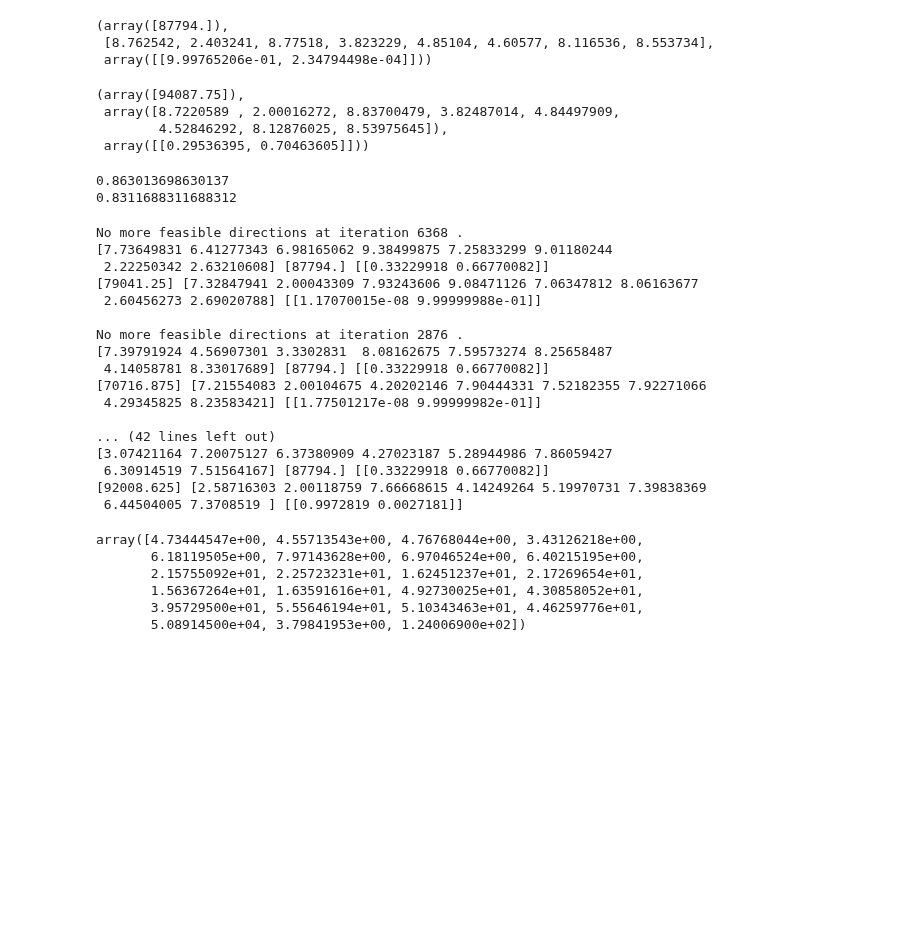
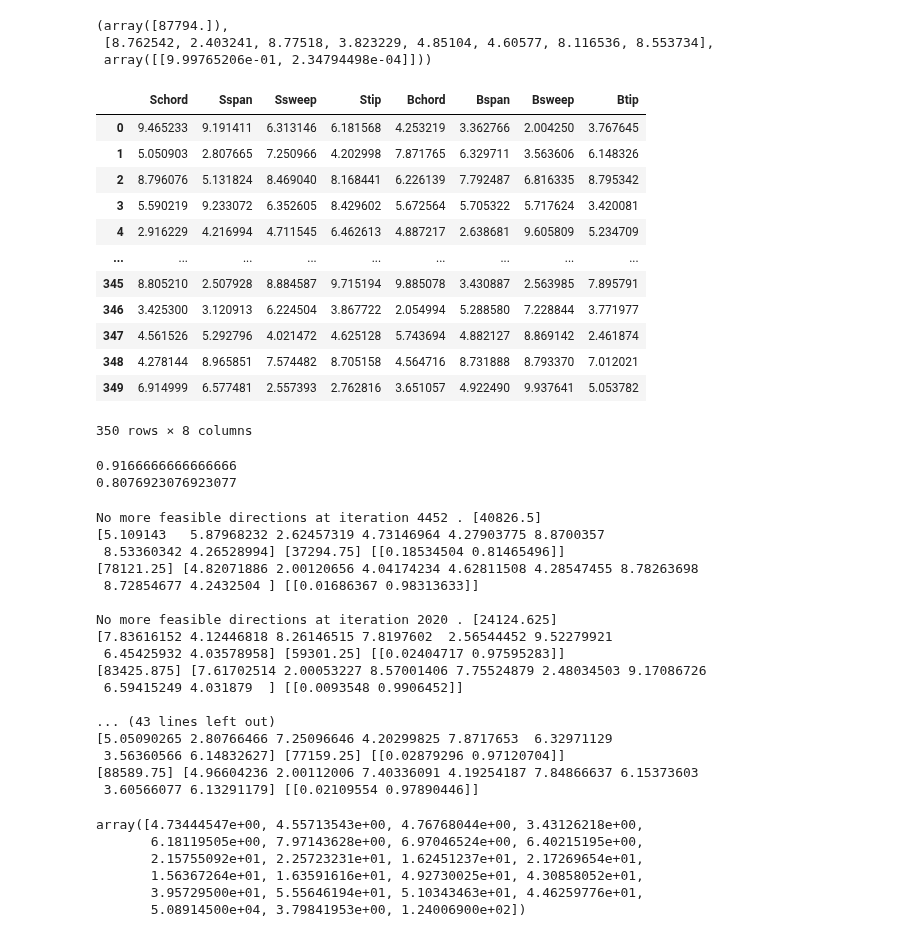
Before and after one commit to alex-t-hu/rocket, a Jupyter notebook: altitude-coordinate-ascent.ipynb, the cells around one changed output. Cells and saved outputs as stored; diff of their text form; code cells hidden in the pictures; blank space fills up the shorter version.

Commit message:
more samples using quad classifier

```diff
--- a/altitude-coordinate-ascent.ipynb
+++ b/altitude-coordinate-ascent.ipynb
@@ -296,53 +298,64 @@ No more feasible directions at iteration 0 .
  array([[9.99765206e-01, 2.34794498e-04]]))
 # %%
 res = [8.722, 2.0002, 8.837, 3.825, 4.845, 4.5285, 8.1288, 8.54]
-qr.predict(poly.fit_transform([res])), result, q_classifier.predict_proba([res])
+#qr.predict(poly.fit_transform([res])), result, q_classifier.predict_proba([res])
+df.iloc[:350, :8]
 # %% [output]
+|  | Schord | Sspan | Ssweep | Stip | Bchord | Bspan | Bsweep | Btip |
+| 0 | 9.465233 | 9.191411 | 6.313146 | 6.181568 | 4.253219 | 3.362766 | 2.004250 | 3.767645 |
+| 1 | 5.050903 | 2.807665 | 7.250966 | 4.202998 | 7.871765 | 6.329711 | 3.563606 | 6.148326 |
+| 2 | 8.796076 | 5.131824 | 8.469040 | 8.168441 | 6.226139 | 7.792487 | 6.816335 | 8.795342 |
+| 3 | 5.590219 | 9.233072 | 6.352605 | 8.429602 | 5.672564 | 5.705322 | 5.717624 | 3.420081 |
+| 4 | 2.916229 | 4.216994 | 4.711545 | 6.462613 | 4.887217 | 2.638681 | 9.605809 | 5.234709 |
+| ... | ... | ... | ... | ... | ... | ... | ... | ... |
+| 345 | 8.805210 | 2.507928 | 8.884587 | 9.715194 | 9.885078 | 3.430887 | 2.563985 | 7.895791 |
+| 346 | 3.425300 | 3.120913 | 6.224504 | 3.867722 | 2.054994 | 5.288580 | 7.228844 | 3.771977 |
+| 347 | 4.561526 | 5.292796 | 4.021472 | 4.625128 | 5.743694 | 4.882127 | 8.869142 | 2.461874 |
+| 348 | 4.278144 | 8.965851 | 7.574482 | 8.705158 | 4.564716 | 8.731888 | 8.793370 | 7.012021 |
+| 349 | 6.914999 | 6.577481 | 2.557393 | 2.762816 | 3.651057 | 4.922490 | 9.937641 | 5.053782 |
-(array([94087.75]),
- array([8.7220589 , 2.00016272, 8.83700479, 3.82487014, 4.84497909,
-        4.52846292, 8.12876025, 8.53975645]),
- array([[0.29536395, 0.70463605]]))
+350 rows × 8 columns
 # %%
+# q classifier disagrees a lot with linear.
 q_classifier = LR()
-X_train = poly.fit_transform(df.iloc[:250, :8])
-Y_train = df.iloc[:250, -1] > 90
+X_train = poly.fit_transform(df.iloc[:350, :8])
+Y_train = df.iloc[:350, -1] > 90
 
-X_test = poly.fit_transform(df.iloc[250:, :8])
-Y_test = df.iloc[250:, -1] > 90
+X_test = poly.fit_transform(df.iloc[350:, :8])
+Y_test = df.iloc[350:, -1] > 90
 
 q_classifier.fit(X_train, Y_train)
 sum(q_classifier.predict(X_test) == Y_test)
 print(sum(q_classifier.predict(X_test[np.where(Y_test == False)]) == Y_test.iloc[np.where(Y_test == False)]) / sum(Y_test == False))
 print(sum(q_classifier.predict(X_test[np.where(Y_test == True)]) == Y_test.iloc[np.where(Y_test == True)]) / sum(Y_test == True))
 # %% [output]
-0.863013698630137
-0.8311688311688312
+0.9166666666666666
+0.8076923076923077
 # %%
 samples = filtered_df.iloc[np.random.choice(len(filtered_df), 10), :8]
 for i in range(10):
     X0 = np.array(samples.iloc[i])
-    result = coordinateAscentQuad(reg, qr, X0, confidence = .6)
-    print(X0, qr.predict(poly.fit_transform([x0])), reg.predict_proba([x0])) #q_classifier.predict_proba(poly.fit_transform([x0])))
-    print(qr.predict(poly.fit_transform([result])), result, reg.predict_proba(poly.fit_transform([result])))
+    result = coordinateAscentQuad(q_classifier, qr, X0, confidence = .6)
+    print(X0, qr.predict(poly.fit_transform([X0])), reg.predict_proba([X0])) #q_classifier.predict_proba(poly.fit_transform([x0])))
+    print(qr.predict(poly.fit_transform([result])), result, reg.predict_proba([result]))
     print()
 # %% [output]
-No more feasible directions at iteration 6368 .
-[7.73649831 6.41277343 6.98165062 9.38499875 7.25833299 9.01180244
- 2.22250342 2.63210608] [87794.] [[0.33229918 0.66770082]]
-[79041.25] [7.32847941 2.00043309 7.93243606 9.08471126 7.06347812 8.06163677
- 2.60456273 2.69020788] [[1.17070015e-08 9.99999988e-01]]
+No more feasible directions at iteration 4452 . [40826.5]
+[5.109143   5.87968232 2.62457319 4.73146964 4.27903775 8.8700357
+ 8.53360342 4.26528994] [37294.75] [[0.18534504 0.81465496]]
+[78121.25] [4.82071886 2.00120656 4.04174234 4.62811508 4.28547455 8.78263698
+ 8.72854677 4.2432504 ] [[0.01686367 0.98313633]]
 
-No more feasible directions at iteration 2876 .
-[7.39791924 4.56907301 3.3302831  8.08162675 7.59573274 8.25658487
- 4.14058781 8.33017689] [87794.] [[0.33229918 0.66770082]]
-[70716.875] [7.21554083 2.00104675 4.20202146 7.90444331 7.52182355 7.92271066
- 4.29345825 8.23583421] [[1.77501217e-08 9.99999982e-01]]
+No more feasible directions at iteration 2020 . [24124.625]
+[7.83616152 4.12446818 8.26146515 7.8197602  2.56544452 9.52279921
+ 6.45425932 4.03578958] [59301.25] [[0.02404717 0.97595283]]
+[83425.875] [7.61702514 2.00053227 8.57001406 7.75524879 2.48034503 9.17086726
+ 6.59415249 4.031879  ] [[0.0093548 0.9906452]]
 
-... (42 lines left out)
-[3.07421164 7.20075127 6.37380909 4.27023187 5.28944986 7.86059427
- 6.30914519 7.51564167] [87794.] [[0.33229918 0.66770082]]
-[92008.625] [2.58716303 2.00118759 7.66668615 4.14249264 5.19970731 7.39838369
- 6.44504005 7.3708519 ] [[0.9972819 0.0027181]]
+... (43 lines left out)
+[5.05090265 2.80766466 7.25096646 4.20299825 7.8717653  6.32971129
+ 3.56360566 6.14832627] [77159.25] [[0.02879296 0.97120704]]
+[88589.75] [4.96604236 2.00112006 7.40336091 4.19254187 7.84866637 6.15373603
+ 3.60566077 6.13291179] [[0.02109554 0.97890446]]
 # %%
 np.array(samples.iloc[0])
 # %% [output]
```
Also changed, not shown: parts of 2 cells of this notebook, 6 other files.
